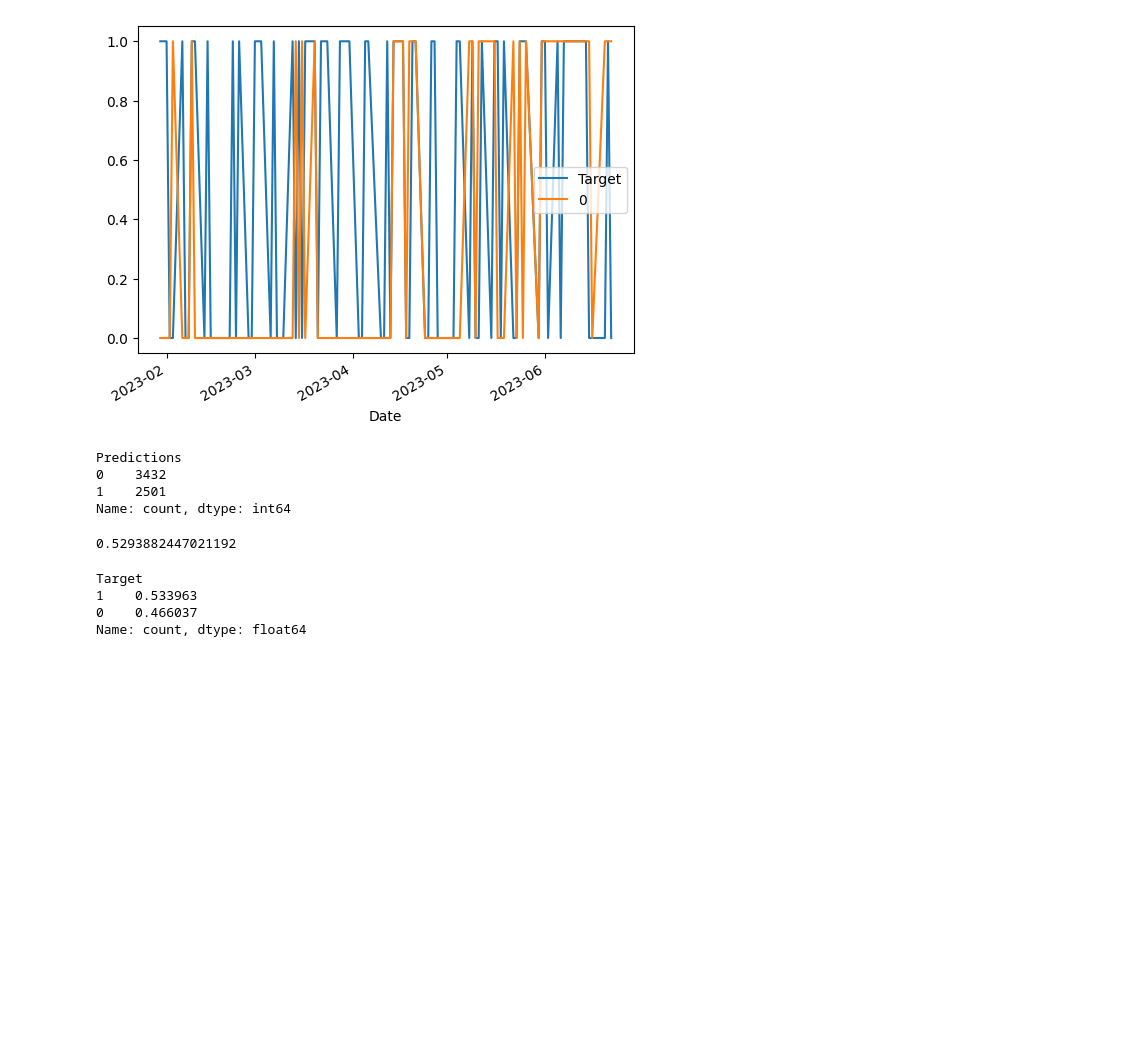
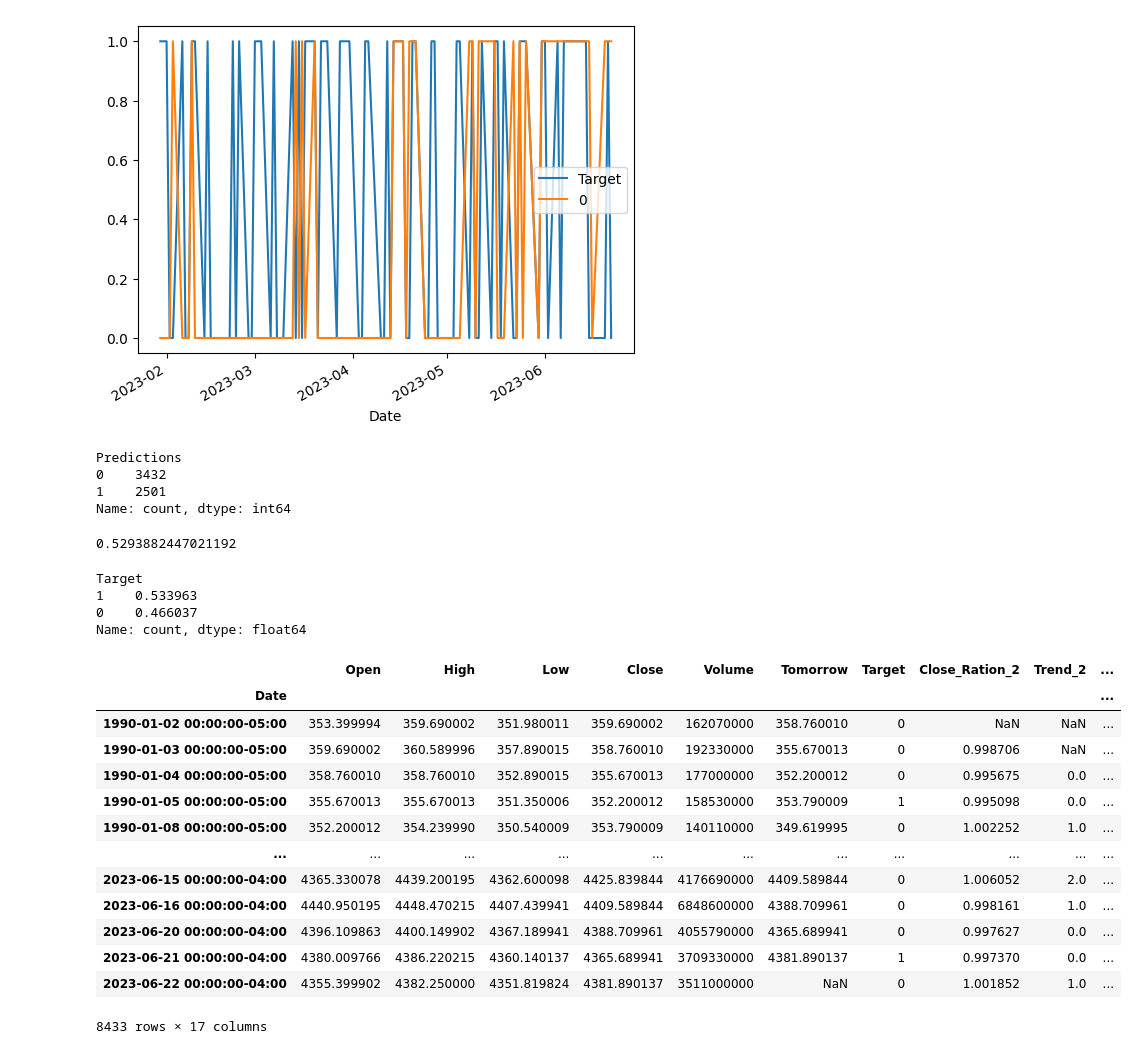
Before and after one commit to davidw102403/price_prediction_with_rfc, a Jupyter notebook: model.ipynb, the cells around one changed output. Saved outputs shown, nothing was run; the diff lists cells and outputs as text; code cells hidden in the pictures; blank space fills up the shorter version.

Commit message:
improve model with rolling averages

```diff
--- a/model.ipynb
+++ b/model.ipynb
@@ -169,3 +169,35 @@ Target
 1    0.533963
 0    0.466037
 Name: count, dtype: float64
+# %%
+# improving model
+horizons = [2,5,60,250,1000]
+
+new_predictors = []
+for horizon in horizons:
+    rolling_averages = sp500.rolling(horizon).mean()
+
+    ration_column = f"Close_Ration_{horizon}"
+    sp500[ration_column] = sp500["Close"] / rolling_averages["Close"]
+
+    trend_column = f"Trend_{horizon}"
+    sp500[trend_column] = sp500.shift(1).rolling(horizon).sum()["Target"]
+
+    new_predictors += [ration_column, trend_column]
+# %%
+sp500
+# %% [output]
+|  | Open | High | Low | Close | Volume | Tomorrow | Target | Close_Ration_2 | Trend_2 | ... |
+| Date |  |  |  |  |  |  |  |  |  | ... |
+| 1990-01-02 00:00:00-05:00 | 353.399994 | 359.690002 | 351.980011 | 359.690002 | 162070000 | 358.760010 | 0 | NaN | NaN | ... |
+| 1990-01-03 00:00:00-05:00 | 359.690002 | 360.589996 | 357.890015 | 358.760010 | 192330000 | 355.670013 | 0 | 0.998706 | NaN | ... |
+| 1990-01-04 00:00:00-05:00 | 358.760010 | 358.760010 | 352.890015 | 355.670013 | 177000000 | 352.200012 | 0 | 0.995675 | 0.0 | ... |
+| 1990-01-05 00:00:00-05:00 | 355.670013 | 355.670013 | 351.350006 | 352.200012 | 158530000 | 353.790009 | 1 | 0.995098 | 0.0 | ... |
+| 1990-01-08 00:00:00-05:00 | 352.200012 | 354.239990 | 350.540009 | 353.790009 | 140110000 | 349.619995 | 0 | 1.002252 | 1.0 | ... |
+| ... | ... | ... | ... | ... | ... | ... | ... | ... | ... | ... |
+| 2023-06-15 00:00:00-04:00 | 4365.330078 | 4439.200195 | 4362.600098 | 4425.839844 | 4176690000 | 4409.589844 | 0 | 1.006052 | 2.0 | ... |
+| 2023-06-16 00:00:00-04:00 | 4440.950195 | 4448.470215 | 4407.439941 | 4409.589844 | 6848600000 | 4388.709961 | 0 | 0.998161 | 1.0 | ... |
+| 2023-06-20 00:00:00-04:00 | 4396.109863 | 4400.149902 | 4367.189941 | 4388.709961 | 4055790000 | 4365.689941 | 0 | 0.997627 | 0.0 | ... |
+| 2023-06-21 00:00:00-04:00 | 4380.009766 | 4386.220215 | 4360.140137 | 4365.689941 | 3709330000 | 4381.890137 | 1 | 0.997370 | 0.0 | ... |
+| 2023-06-22 00:00:00-04:00 | 4355.399902 | 4382.250000 | 4351.819824 | 4381.890137 | 3511000000 | NaN | 0 | 1.001852 | 1.0 | ... |
+8433 rows × 17 columns
```
Also changed, not shown: parts of 6 cells of this notebook.
